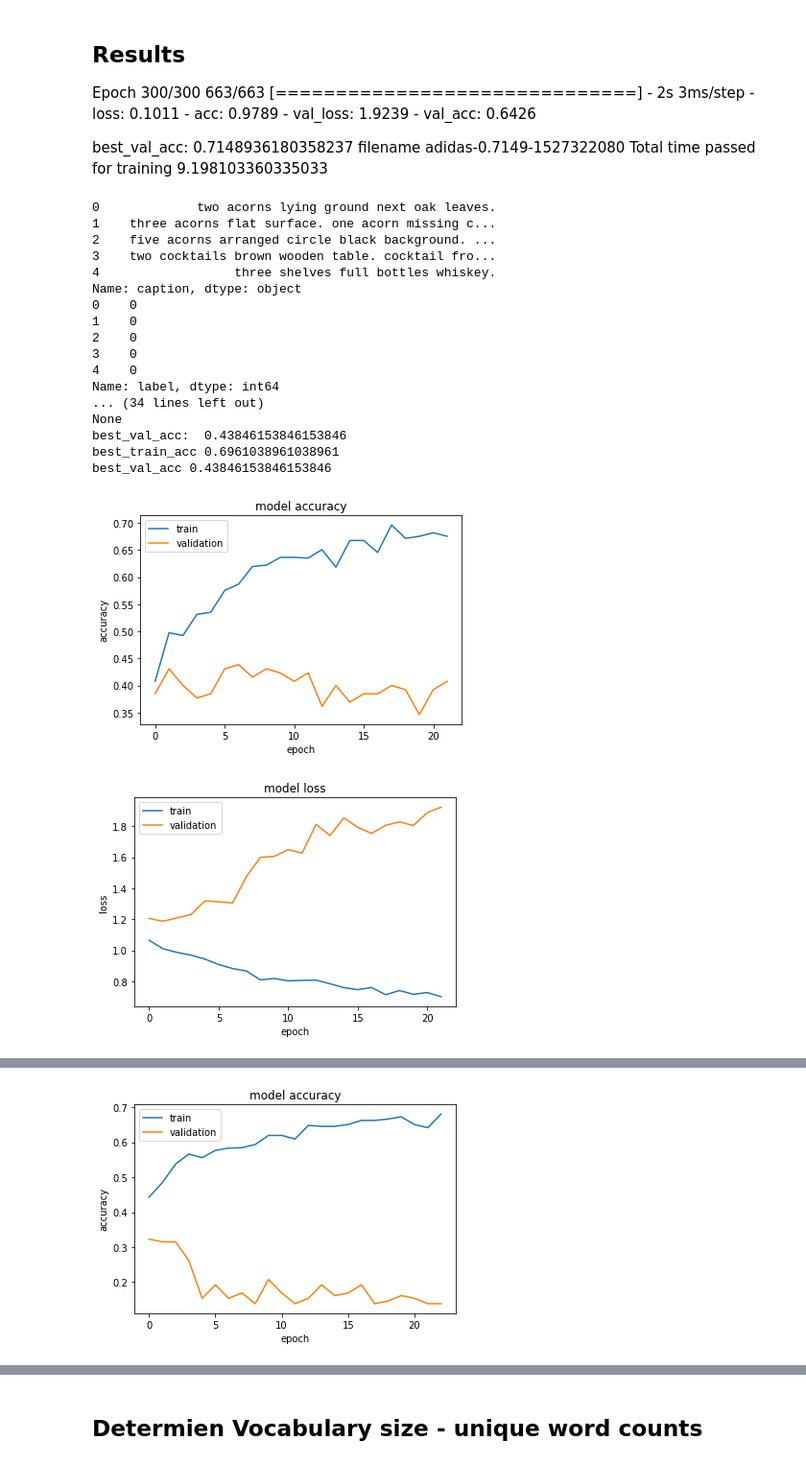
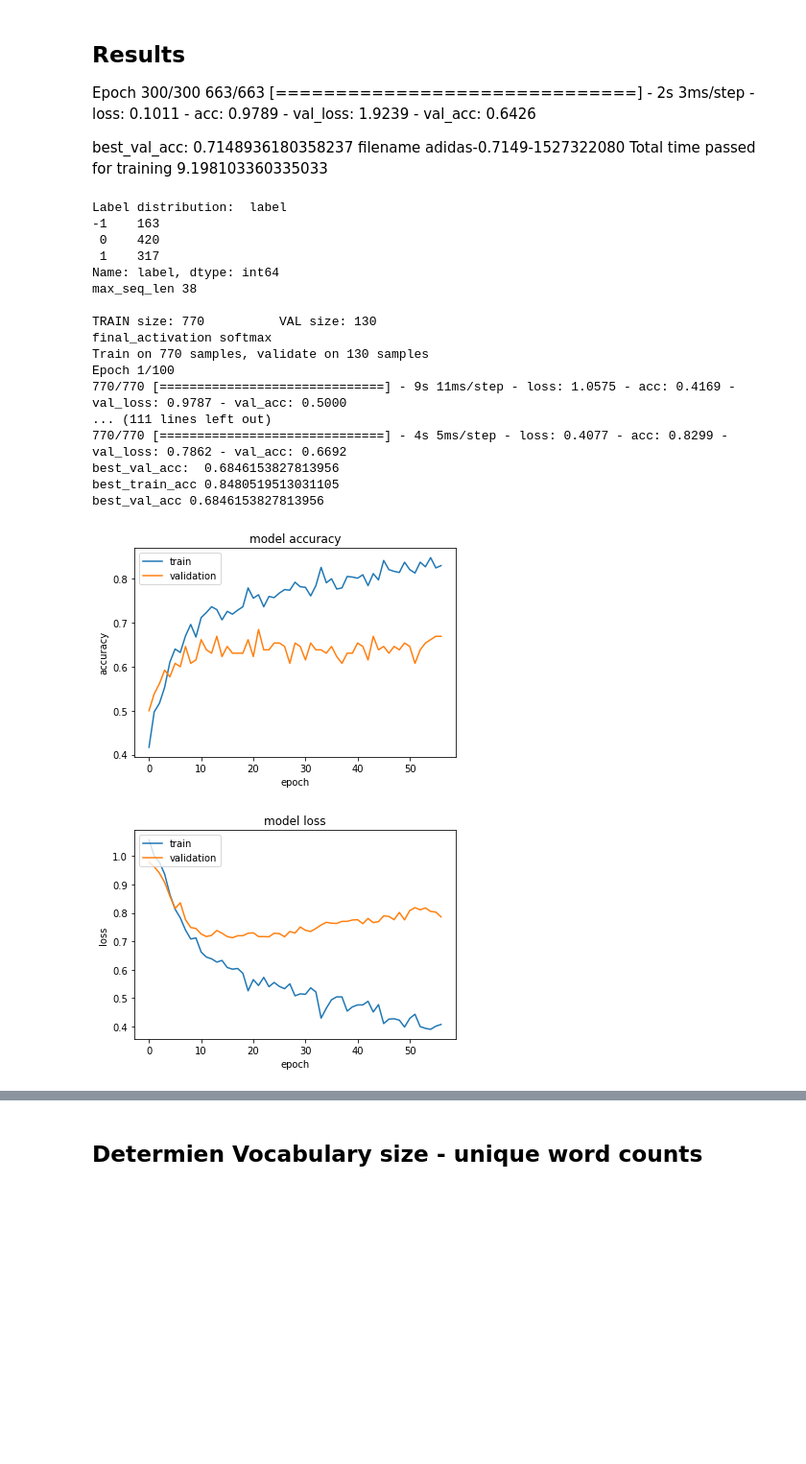
Before and after one commit to elkhand/human-emotions-classifier, a Jupyter notebook: Keras-LSTM-based sentiment analysis of OASIS dataset captions.ipynb, the cells around one changed output, grey strips where cells are left out. Shown at 96% size. Cells and saved outputs as stored; diff of their text form; code cells hidden in the pictures; blank space fills up the shorter version.

```diff
--- a/Keras-LSTM-based sentiment analysis of OASIS dataset captions.ipynb
+++ b/Keras-LSTM-based sentiment analysis of OASIS dataset captions.ipynb
@@ -279,7 +283,7 @@ def get_df_for_binary_classification():
 def build_model(isBinaryClassification, isF1Enabled, max_seq_len, num_of_classes, embedding_dim, hidden_layer_dim, dropout, recurrent_dropout, final_activation):
     # Cross-validation results: 0.61% (+/- 0.13%)
     model = Sequential()
-    model.add(Masking(mask_value=0., input_shape=(None, embeddingm)))_di
+    model.add(Masking(mask_value=0., input_shape=(None, embedding_dim)))
     #model.add(GRU(max_seq_len,return_sequences=True, recurrent_dropout=recurrent_dropout))
     #model.add(GRU(max_seq_len, dropout=0.65, recurrent_dropout=0.35))
     model.add(Bidirectional(GRU(max_seq_len, return_sequences=True, dropout=dropout, recurrent_dropout=recurrent_dropout), merge_mode='concat'))
@@ -296,7 +300,7 @@ def build_model(isBinaryClassification, isF1Enabled, max_seq_len, num_of_classes
     else:
         model.compile(loss='categorical_crossentropy', optimizer='adam',
                       metrics=metrics)
-    print(model.summary())
+    #print(model.summary())
     return model
 
 
@@ -305,8 +309,9 @@ def train_StratifiedKFold(isBinaryClassification,isF1Enabled):
     df = pd.read_csv(dataset_path, header=0, sep="|")
     df["label"] = df["label"].apply(lambda x: change_label_str_to_int(x))
     df["caption"] = df["caption"].apply(lambda x: " ".join(get_words_withoutstopwords(x.lower().split())))
-    print(df['caption'].head(5))
-    print(df['label'].head(5))
+    #print(df['caption'].head(5))
+    #print(df['label'].head(5))
+
     # Doing only binary classification
     if isBinaryClassification:
         df = get_df_for_binary_classification()
@@ -334,24 +339,24 @@ def train_StratifiedKFold(isBinaryClassification,isF1Enabled):
         index_to_class = {}
 
         print("\nTRAIN size:", len(train_indices), "\t VAL size:", len(val_indices))
-        print("TRAIN[:5]:", train_indices[:printCnt], "\t VAL[:5]:", val_indices[:printCnt])
-        print("TRAIN[-5:]:", train_indices[-printCnt:], "\t VAL[-5:]:", val_indices[-printCnt:])
+        #print("TRAIN[:5]:", train_indices[:printCnt], "\t VAL[:5]:", val_indices[:printCnt])
+        #print("TRAIN[-5:]:", train_indices[-printCnt:], "\t VAL[-5:]:", val_indices[-printCnt:])
 
         X_train, X_val = X[train_indices], X[val_indices]
         y_train_index, y_val_index = y[train_indices], y[val_indices]
 
         dfTrain = pd.concat([X_train, y_train_index], axis=1)
         dfTrain.columns = ['caption', 'label']
-        X_train, y_train_index, num_of_classes, class_to_index, index_to_class = load_dataset_StratifiedKFold(dfTrain, max_seq_len)
+        X_train, y_train_index, num_of_classes, class_to_index, index_to_class = load_dataset_StratifiedKFold(dfTrain, max_seq_len, class_to_index, index_to_class)
         y_train = convert_index_to_one_hot(y_train_index, num_of_classes)
-        print("Train label distribution: ",dfTrain.groupby('label').label.count())
+        #print("Train label distribution: ",dfTrain.groupby('label').label.count())
 
         dfVal= pd.concat([X_val, y_val_index], axis=1)
         dfVal.columns = ['caption', 'label']
 
         X_val, y_val_index, _, _, _ = load_dataset_StratifiedKFold(dfVal,max_seq_len, class_to_index, index_to_class)
         y_val = convert_index_to_one_hot(y_val_index, num_of_classes)
-        print("Val label distribution: ",dfVal.groupby('label').label.count())
+        #print("Val label distribution: ",dfVal.groupby('label').label.count())
 
         if isBinaryClassification:
             final_activation ='sigmoid'
@@ -365,8 +370,8 @@ def train_StratifiedKFold(isBinaryClassification,isF1Enabled):
                             num_of_classes,
                             embedding_dim=300,
                             hidden_layer_dim=40,
-                            dropout=0.3,
-                            recurrent_dropout=0.3,# 0.3
+                            dropout=0.5,
+                            recurrent_dropout=0.5,# 0.3
                             final_activation=final_activation
                             )
         plot_model(model, to_file= 'model/model.png', show_shapes=True, show_layer_names=True)#
@@ -381,14 +386,14 @@ def train_StratifiedKFold(isBinaryClassification,isF1Enabled):
         # checkpoint
         filepath="model/weights.best.h5"
         checkpoint = ModelCheckpoint(filepath, monitor='val_acc', verbose=0, save_best_only=True, mode='max')
-        early_stopping = EarlyStopping(monitor='val_loss', patience=10)
+        early_stopping = EarlyStopping(monitor='val_loss', patience=40)
 
-        callbacks_list = [ checkpoint, reduce_lr]  #, early_stopping
+        callbacks_list = [ checkpoint, reduce_lr, early_stopping]  #
         history = model.fit(x=X_train,
                       y=y_train,
-                      batch_size=16,# 64 seems fine, 32 is better
+                      batch_size=40,# 64 seems fine, 32 is better
                       epochs=100,
-                      verbose=0,
+                      verbose=1,
                       validation_data = (X_val, y_val),
                       shuffle=True,
                       callbacks=callbacks_list)
@@ -414,48 +419,48 @@ def train_StratifiedKFold(isBinaryClassification,isF1Enabled):
 
     print("=========================================")
     print("Cross-validation val accuracy results: " , cv_accuracies)
     print("Cross-validation val accuracy results: %.2f%% (+/- %.2f%%)" % (np.mean(cv_accuracies), np.std(cv_accuracies)))
 
     print("\n","Cross-validation val f1 results: " , cv_f1s)
     print("Cross-validation val f1 results: %.2f%% (+/- %.2f%%)" % (np.mean(cv_f1s), np.std(cv_f1s)))
 
 
     return history
 
 
 dataset_path = human_output_caption_to_label_csv_path
 kfold_splits = 7
 # dataset_path = auto_output_caption_to_label_csv_path
 
 
 embedding_dimension = 300
 #max_seq_len = 40
 start = time.time()
 isBinaryClassification = False
 isF1Enabled = False
 history = train_StratifiedKFold(isBinaryClassification, isF1Enabled)
 #dataset_path = caption_to_label_dataset_path + "/" +'human-train.csv'
 #val_dataset_path = caption_to_label_dataset_path + "/" +'human-val.csv'
 #history = train()
 end = time.time()
 print("Total time passed for training", (end-start)/60)
 # %% [output]
-0             two acorns lying ground next oak leaves.
-1    three acorns flat surface. one acorn missing c...
-2    five acorns arranged circle black background. ...
-3    two cocktails brown wooden table. cocktail fro...
-4                  three shelves full bottles whiskey.
-Name: caption, dtype: object
-0    0
-1    0
-2    0
-3    0
-4    0
+Label distribution:  label
+-1    163
+ 0    420
+ 1    317
 Name: label, dtype: int64
-... (34 lines left out)
-None
-best_val_acc:  0.43846153846153846
-best_train_acc 0.6961038961038961
-best_val_acc 0.43846153846153846
+max_seq_len 38
+
+TRAIN size: 770          VAL size: 130
+final_activation softmax
+Train on 770 samples, validate on 130 samples
+Epoch 1/100
+770/770 [==============================] - 9s 11ms/step - loss: 1.0575 - acc: 0.4169 - val_loss: 0.9787 - val_acc: 0.5000
+... (111 lines left out)
+770/770 [==============================] - 4s 5ms/step - loss: 0.4077 - acc: 0.8299 - val_loss: 0.7862 - val_acc: 0.6692
+best_val_acc:  0.6846153827813956
+best_train_acc 0.8480519513031105
+best_val_acc 0.6846153827813956
-[figure, old version]
+[figure, new version]
-[figure, old version]
+[figure, new version]
@@ -479 +483,0 @@ best_val_acc 0.3230769230769231
-[figure, removed]
```
Also changed, not shown: parts of 4 cells of this notebook, 1 other file.
